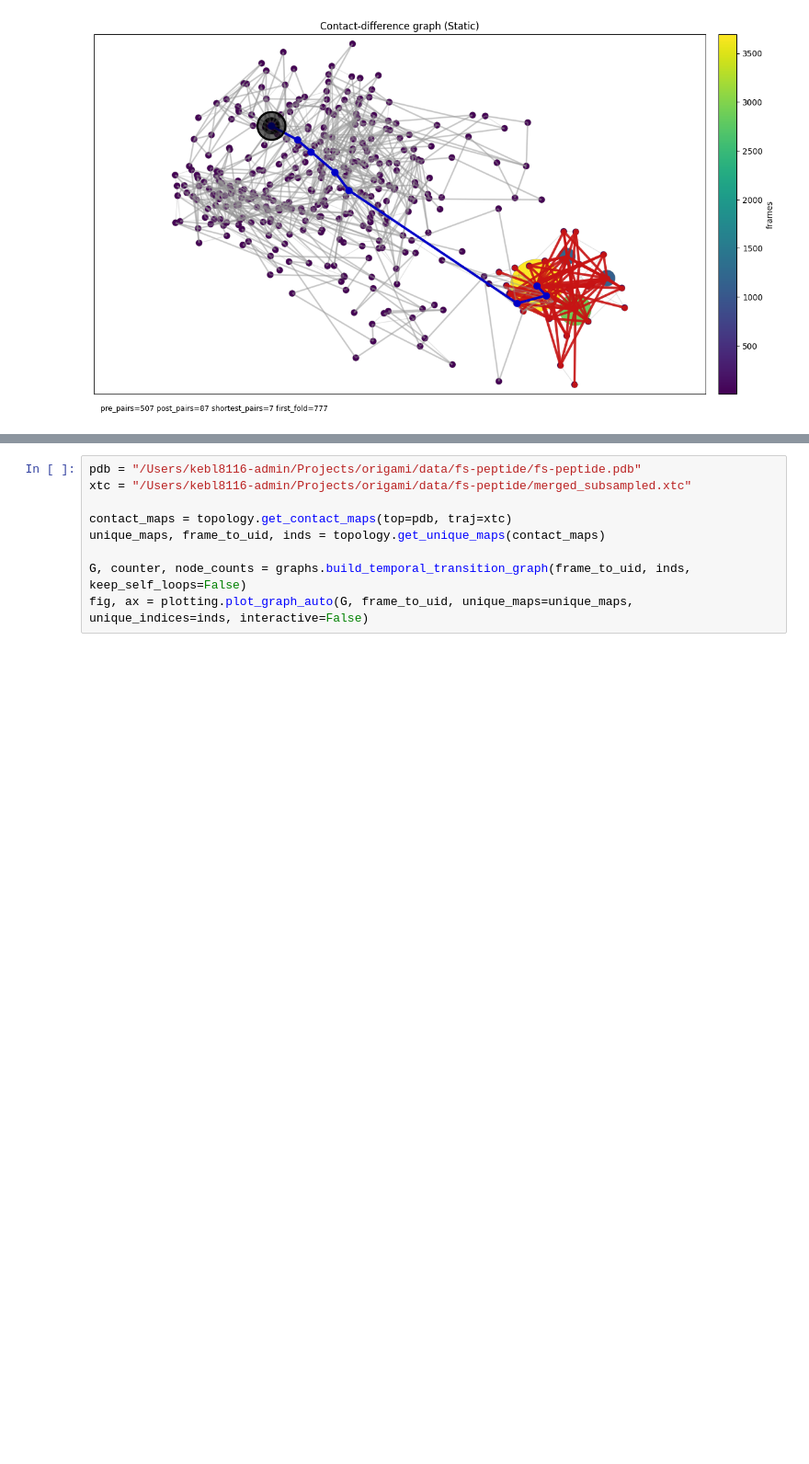
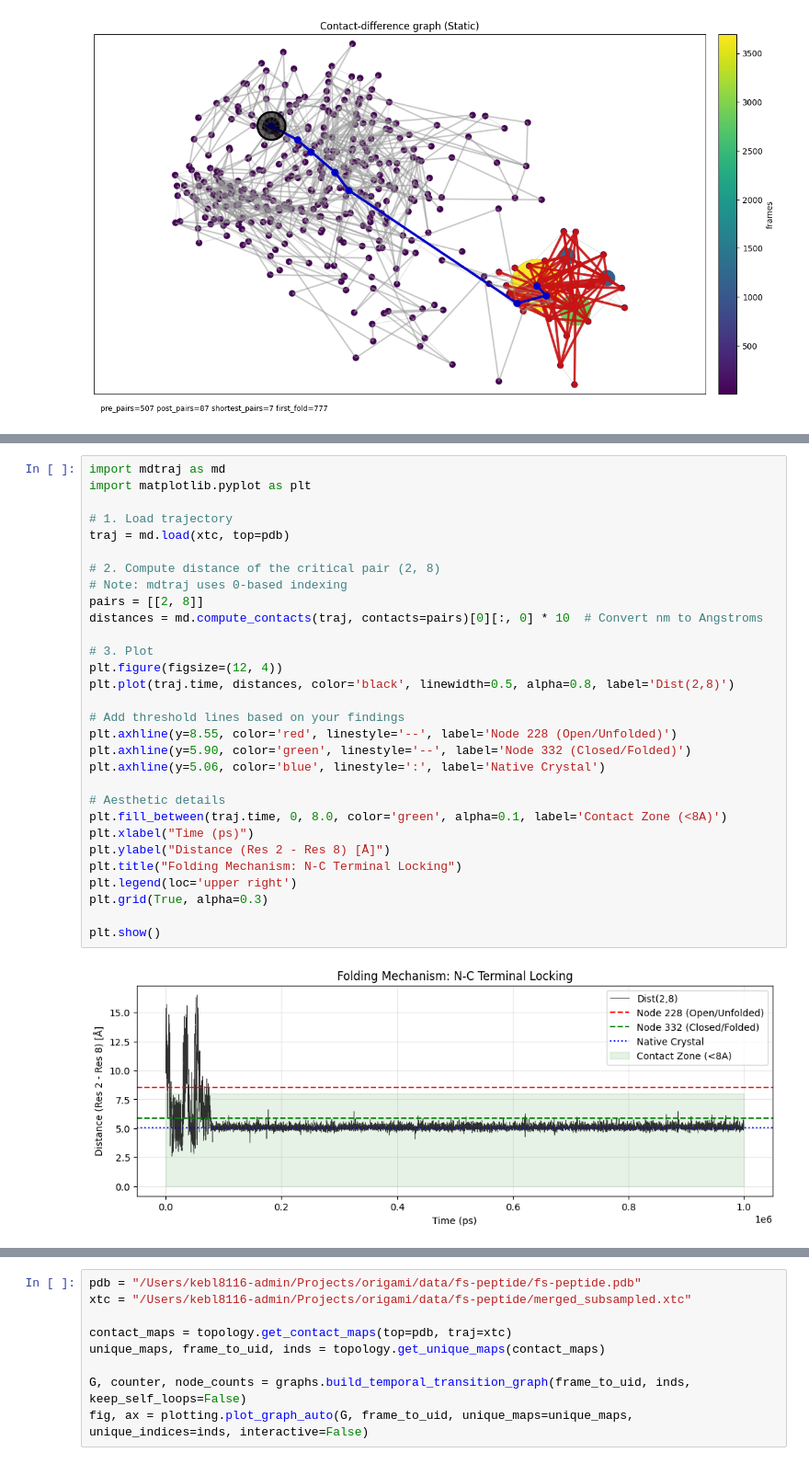
Before and after one commit to HPuntu/protein_folding_graphs, a Jupyter notebook: workbook.ipynb, the cells around one changed output, grey strips where cells are left out. Shown at 92% size. Saved outputs shown, nothing was run; the diff lists cells and outputs as text; blank space fills up the shorter version.

```diff
--- a/workbook.ipynb
+++ b/workbook.ipynb
@@ -95,0 +324,32 @@ TypeError: plot_graph_auto() got an unexpected keyword argument 'color_edges_by_
+# %%
+import mdtraj as md
+import matplotlib.pyplot as plt
+
+# 1. Load trajectory
+traj = md.load(xtc, top=pdb)
+
+# 2. Compute distance of the critical pair (2, 8)
+# Note: mdtraj uses 0-based indexing
+pairs = [[2, 8]]
+distances = md.compute_contacts(traj, contacts=pairs)[0][:, 0] * 10  # Convert nm to Angstroms
+
+# 3. Plot
+plt.figure(figsize=(12, 4))
+plt.plot(traj.time, distances, color='black', linewidth=0.5, alpha=0.8, label='Dist(2,8)')
+
+# Add threshold lines based on your findings
+plt.axhline(y=8.55, color='red', linestyle='--', label='Node 228 (Open/Unfolded)')
+plt.axhline(y=5.90, color='green', linestyle='--', label='Node 332 (Closed/Folded)')
+plt.axhline(y=5.06, color='blue', linestyle=':', label='Native Crystal')
+
+# Aesthetic details
+plt.fill_between(traj.time, 0, 8.0, color='green', alpha=0.1, label='Contact Zone (<8A)')
+plt.xlabel("Time (ps)")
+plt.ylabel("Distance (Res 2 - Res 8) [Å]")
+plt.title("Folding Mechanism: N-C Terminal Locking")
+plt.legend(loc='upper right')
+plt.grid(True, alpha=0.3)
+
+plt.show()
+# %% [output]
+[figure, added]
```
Also changed, not shown: parts of 6 cells of this notebook, 2 other files.
